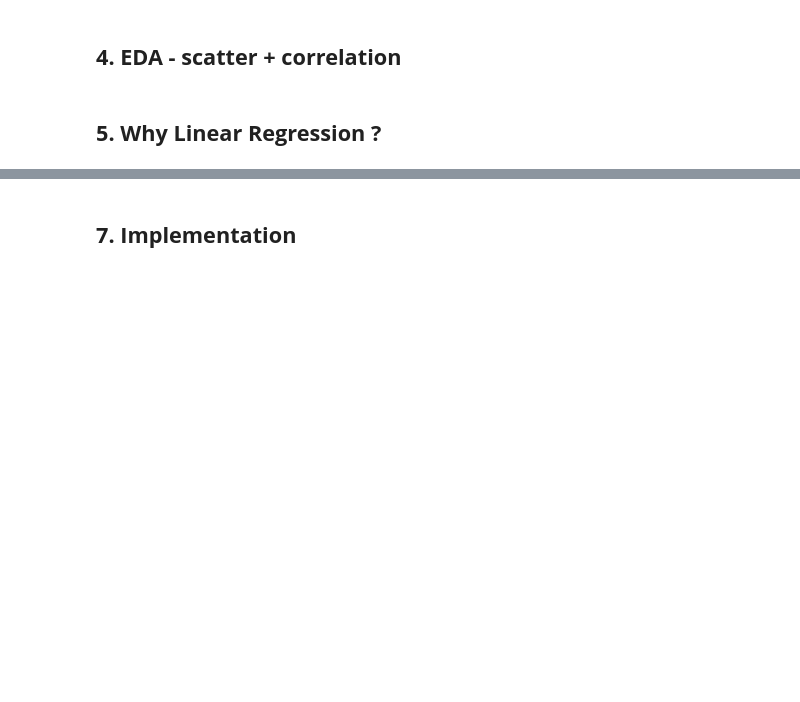
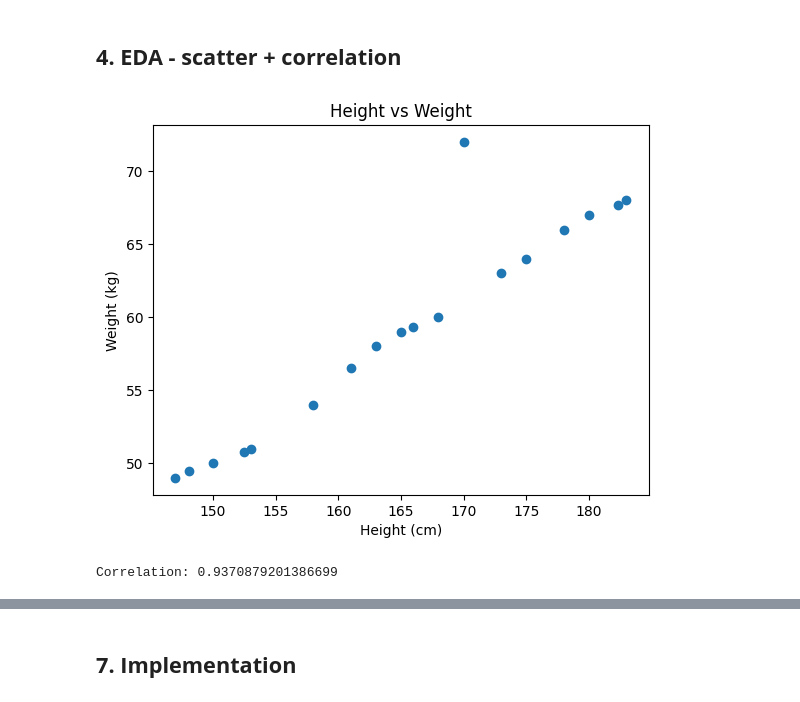
Before and after one commit to VictorNguyenLPN/linear-regression-problems, a Jupyter notebook: weight-prediction/1.weight_prediction.ipynb, the cells around one changed output, grey strips where cells are left out. Drawn from its saved outputs; the diff is of its cells as text; code cells hidden in the pictures; blank space fills up the shorter version.

```diff
--- a/weight-prediction/1.weight_prediction.ipynb
+++ b/weight-prediction/1.weight_prediction.ipynb
@@ -13,0 +42,4 @@
+# %%
+df = pd.read_csv('data.csv')
+df.head()
+df.describe()
@@ -14,4 +56,20 @@
 # %% [markdown]
 ## **4. EDA - scatter + correlation**
-# %% [markdown]
-## **5. Why Linear Regression ?**
+# %%
+test_df = df[df['height'].isin([155, 160])]
+train_df = df[~df['height'].isin([155, 160])]
+
+X = train_df['height'].values
+Y = train_df['weight'].values
+
+plt.scatter(X, Y)
+plt.xlabel('Height (cm)')
+plt.ylabel('Weight (kg)')
+plt.title('Height vs Weight')
+plt.show()
+
+print('Correlation:', np.corrcoef(X, Y)[0,1])
+# If correlation is near 1, linear regression is appropriate
+# %% [output]
+[figure, added]
+Correlation: 0.9370879201386699
```
Also changed, not shown: parts of 15 cells of this notebook.
